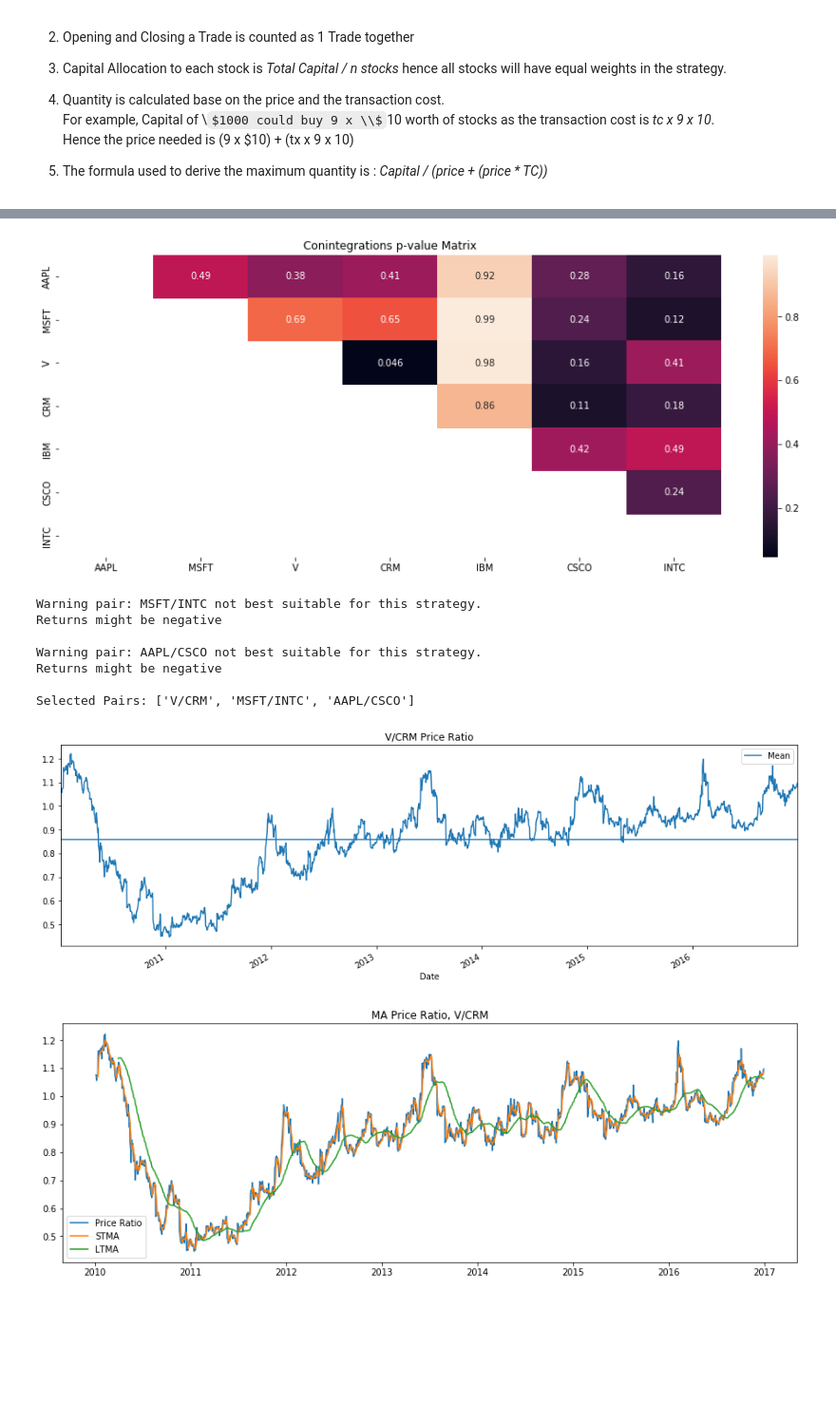
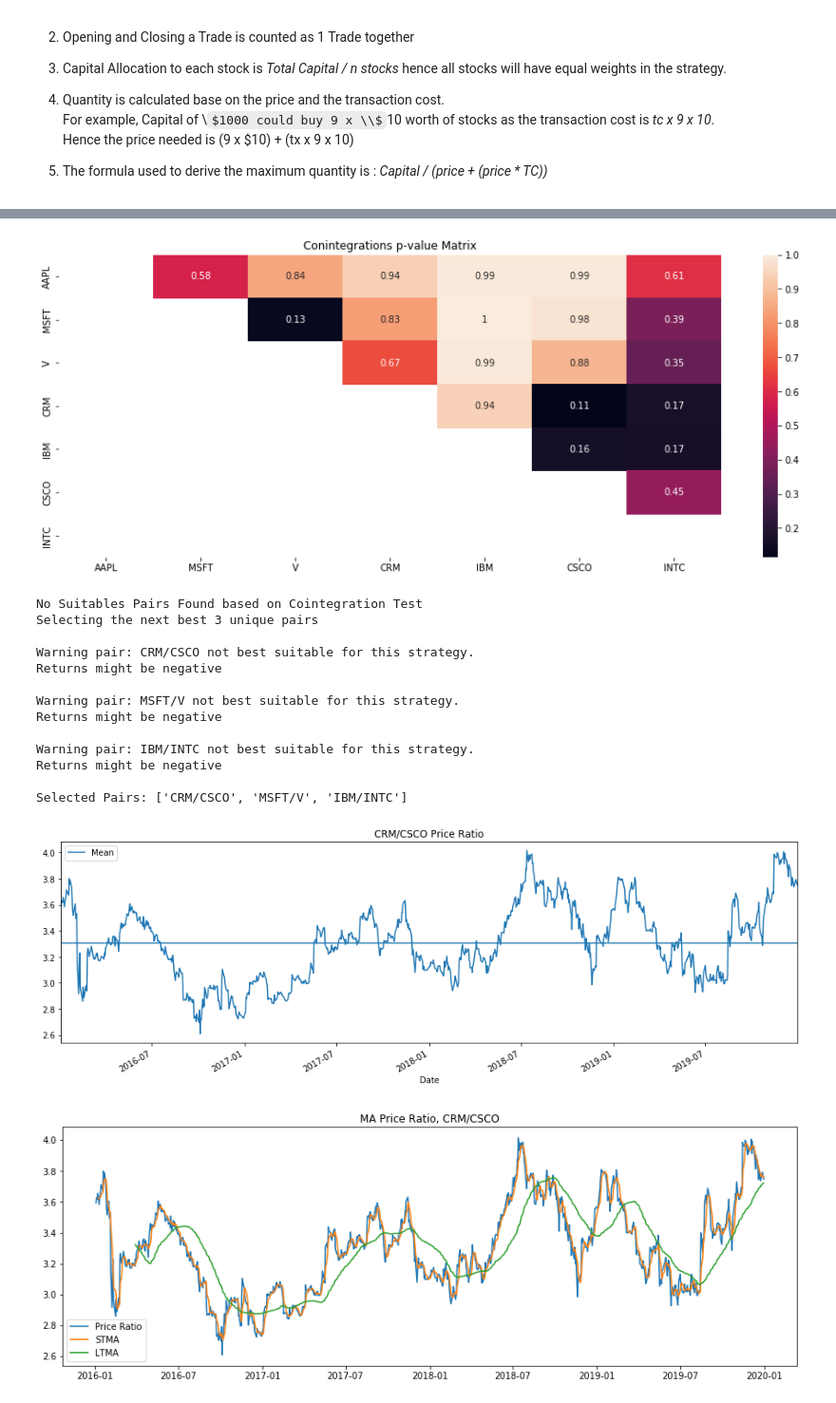
Before and after one commit to Wweilin-1997/IS4226-BackTester, a Jupyter notebook: BackTester_Group10.ipynb, the cells around one changed output, grey strips where cells are left out. Shown at 95% size. Drawn from its saved outputs; the diff is of its cells as text; code cells hidden in the pictures; some formulas as TeX source; blank space fills up the shorter version.

```diff
--- a/BackTester_Group10.ipynb
+++ b/BackTester_Group10.ipynb
@@ -230,7 +212,7 @@ class BackTester():
 
         benchmark_stock = yf.Ticker(self.market_benchmark)
         benchmark_hist = benchmark_stock.history(start = self.start, end = self.end, interval = self.interval)
-        bt_data[f"Close_Price_{self.market_benchmark}"] = hist_stock["Close"]
+        bt_data[f"Close_Price_{self.market_benchmark}"] = benchmark_hist["Close"]
         bt_data[f"Return_{self.market_benchmark}"] = np.log(bt_data[f"Close_Price_{self.market_benchmark}"] / bt_data[f"Close_Price_{self.market_benchmark}"].shift(1))
 
         bt_data = bt_data.dropna()
@@ -625,7 +611,6 @@ class Pair_Strategy(BackTester):
                  types = [Strategy_Type.RAW_RATIO, Strategy_Type.MA_RATIO, Strategy_Type.ATR_RATIO]) :
 
         super().__init__(symbols, start, end, interval, capital, transcation_cost, market_benchmark, verbose)
-
         self.types = types
 
         self.cointegration_matrix =  np.zeros((len(symbols), len(symbols))) # cointegration p value for all permutations
@@ -639,7 +624,7 @@ class Pair_Strategy(BackTester):
         # thresholds for different indicators for generating signals
         self.strategy_threshold = {Strategy_Type.RAW_RATIO : 1,
                                   Strategy_Type.MA_RATIO : 0.75,
-                                  Strategy_Type.ATR_RATIO : 0.75}
+                                  Strategy_Type.ATR_RATIO : 1}
 
 
     def __get_cointegration_p_value__(self, ticker_1, ticker_2) :
@@ -987,16 +972,22 @@ class Pair_Strategy(BackTester):
             self.performance()
             self.reset()
 # %%
-A = Pair_Strategy(stocks, "2010-01-01", "2016-12-31","1d", 500000, 0.01, "^DJI" ,verbose=True, number_pairs=number_of_pairs, types=strategy_types)
+A = Pair_Strategy(stocks, "2016-01-01", "2019-12-31","1d", 500000, 0.01, market_benchmark="^DJI" ,verbose=True, number_pairs=number_of_pairs, types=strategy_types)
 A.run_strategy()
 # %% [output]
-[figure, old version]
+[figure, new version]
-Warning pair: MSFT/INTC not best suitable for this strategy.
+No Suitables Pairs Found based on Cointegration Test
+Selecting the next best 3 unique pairs
+
+Warning pair: CRM/CSCO not best suitable for this strategy.
 Returns might be negative
 
-Warning pair: AAPL/CSCO not best suitable for this strategy.
+Warning pair: MSFT/V not best suitable for this strategy.
 Returns might be negative
 
-Selected Pairs: ['V/CRM', 'MSFT/INTC', 'AAPL/CSCO']
+Warning pair: IBM/INTC not best suitable for this strategy.
+Returns might be negative
+
+Selected Pairs: ['CRM/CSCO', 'MSFT/V', 'IBM/INTC']
-[figure, old version]
+[figure, new version]
-[figure, old version]
+[figure, new version]
```
Also changed, not shown: parts of 5 cells of this notebook.
